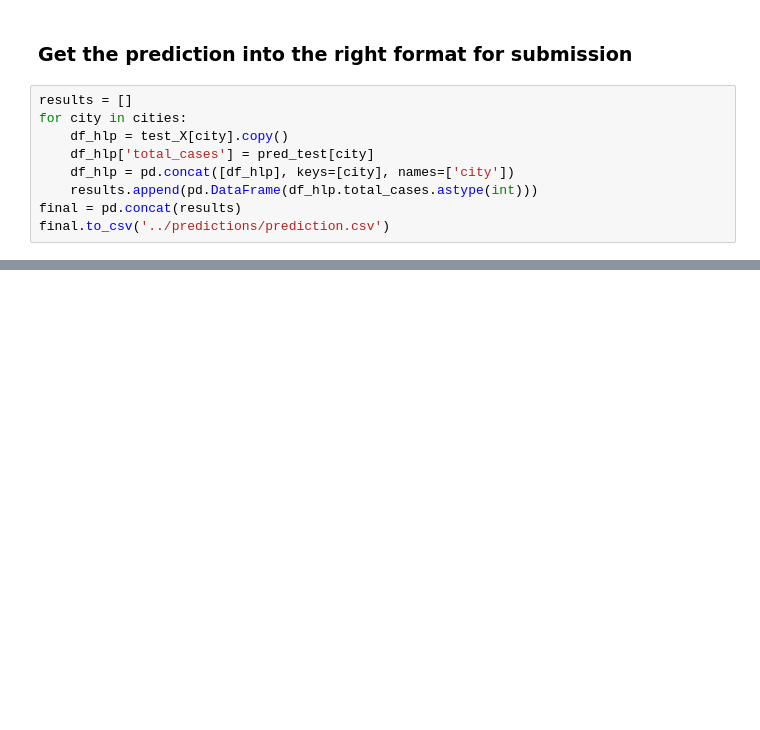
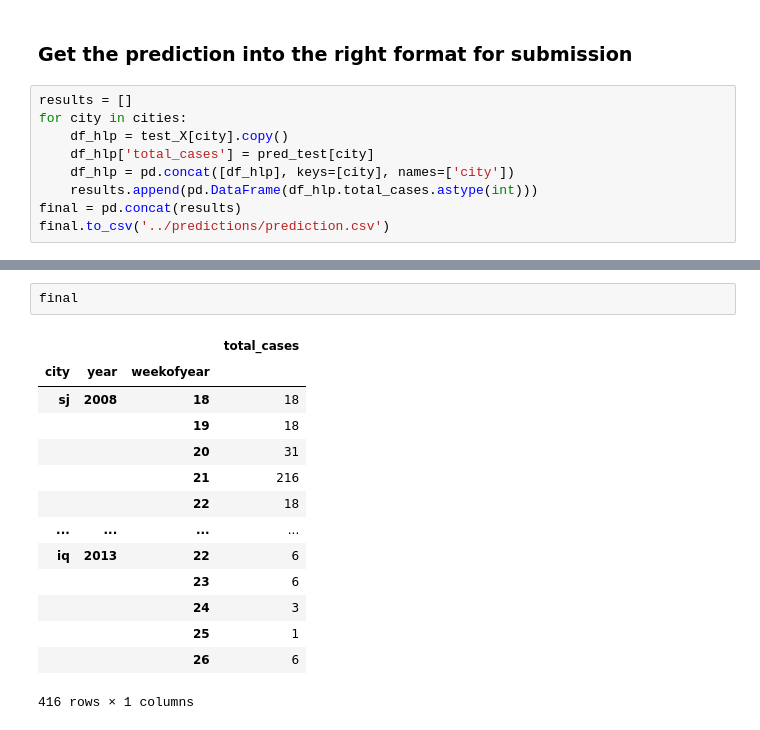
Before and after one commit to WinnieCP/dsr_dengue_minicompetition, a Jupyter notebook: notebooks/02_wp_first_working_pipeline.ipynb, the cells around one changed output, grey strips where cells are left out. Saved outputs shown, nothing was run; the diff lists cells and outputs as text; blank space fills up the shorter version.

```diff
--- a/notebooks/02_wp_first_working_pipeline.ipynb
+++ b/notebooks/02_wp_first_working_pipeline.ipynb
@@ -256,0 +354,17 @@ final.to_csv('../predictions/prediction.csv')
+# %%
+final
+# %% [output]
+|  |  |  | total_cases |
+| city | year | weekofyear |  |
+| sj | 2008 | 18 | 18 |
+|  |  | 19 | 18 |
+|  |  | 20 | 31 |
+|  |  | 21 | 216 |
+|  |  | 22 | 18 |
+| ... | ... | ... | ... |
+| iq | 2013 | 22 | 6 |
+|  |  | 23 | 6 |
+|  |  | 24 | 3 |
+|  |  | 25 | 1 |
+|  |  | 26 | 6 |
+416 rows × 1 columns
```
Also changed, not shown: parts of 17 cells of this notebook, 1 other file.
